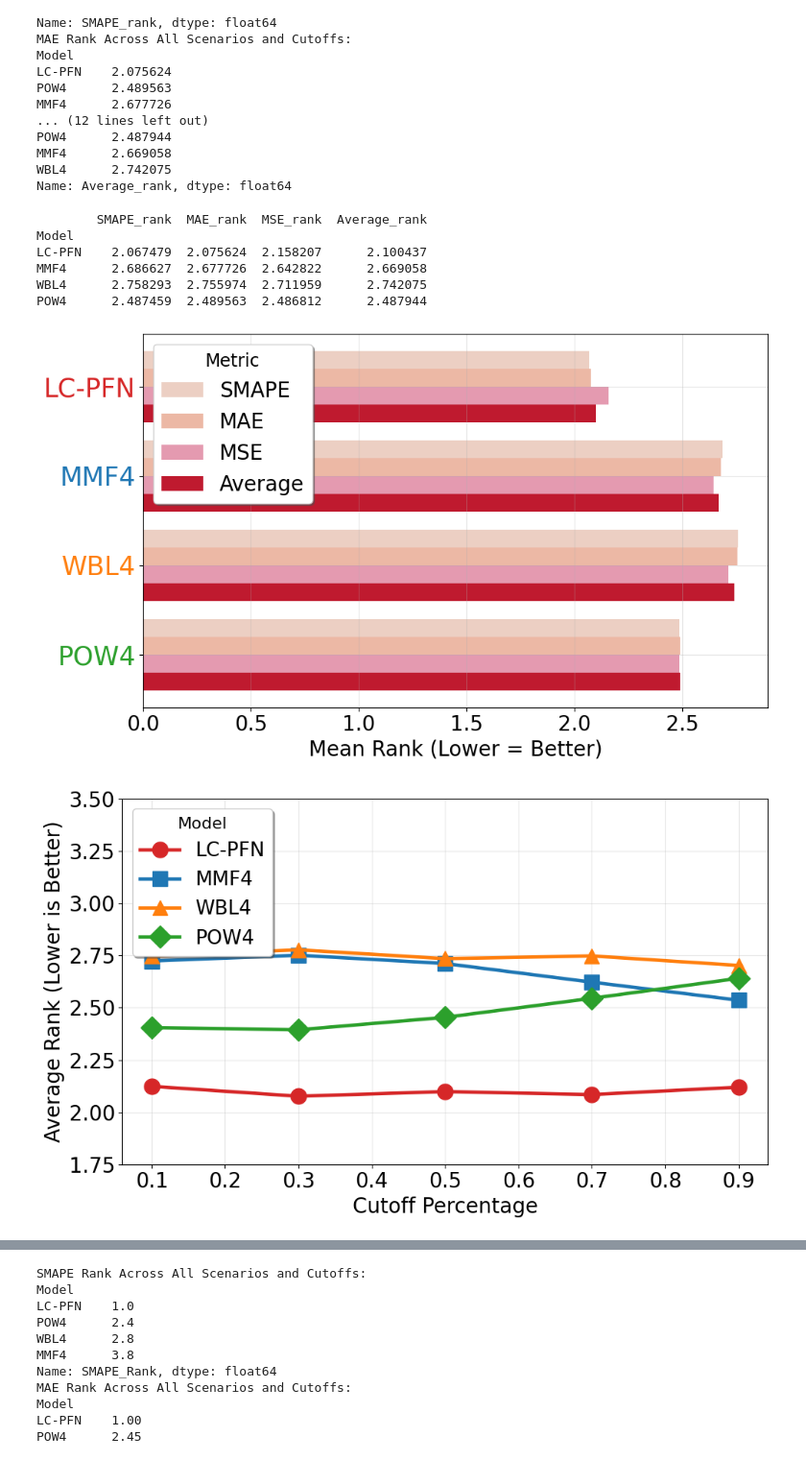
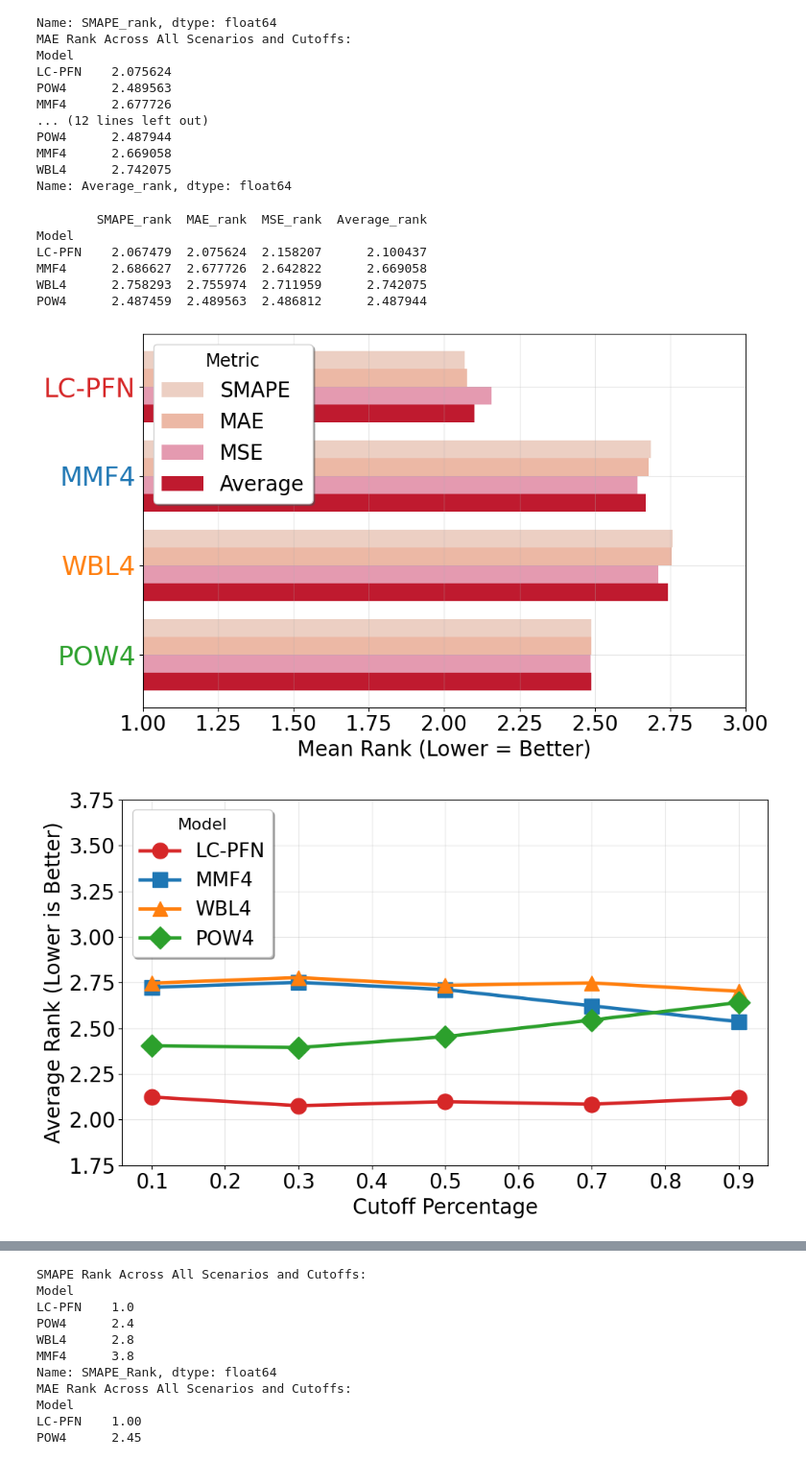
Before and after one commit to adelinacazacu/Extrapolating-Learning-Curves-When-Do-Neural-Networks-Outperform-Parametric-Models-, a Jupyter notebook: experiment1/evaluation_parametric_vs_lcpfn.ipynb, the cells around one changed output, grey strips where cells are left out. Shown at 96% size. Saved outputs shown, nothing was run; the diff lists cells and outputs as text; code cells hidden in the pictures.

```diff
--- a/experiment1/evaluation_parametric_vs_lcpfn.ipynb
+++ b/experiment1/evaluation_parametric_vs_lcpfn.ipynb
@@ -74,7 +74,7 @@ for i in range(test_data_KDKL.shape[0]):
     curve = test_data_KDKL[i, 0, :]
     curve_length = np.count_nonzero(~np.isnan(curve))
 
-    if curve_length == 80:
+    if curve_length > 0:
         test_KDKL_curves.append(curve)
         test_KDKL_curve_lengths.append(curve_length)
 
@@ -497,12 +497,12 @@ def compare_extrapolations(curve_idx, data, anchor_sizes, lcpfn_model, min_point
 
     ax.set_title('', fontsize=28)
     #plt.suptitle(f'{cutoff_info}', fontsize=13)
-    ax.set_xlabel('Training Size', fontsize=25)
-    ax.set_ylabel('Accuracy', fontsize=25)
-    ax.set_ylim(0, 1)
-    ax.tick_params(axis='both', labelsize=20)
+    ax.set_xlabel('Training Size', fontsize=28)
+    ax.set_ylabel('Accuracy', fontsize=28)
+    ax.set_ylim(0.2, 1)
+    ax.tick_params(axis='both', labelsize=25)
     ax.grid(True, alpha=0.3)
-    ax.legend(loc='lower right', fontsize=20)
+    ax.legend(loc='lower right', fontsize=25)
     fig.patch.set_facecolor('white')
 
     return fig
@@ -1336,6 +1357,7 @@ def plot_model_rankings_by_metric(df):
     ax.invert_yaxis()
     ax.set_yticks(x)
     ax.set_yticklabels(avg_rankings.index)
+    ax.set_xlim(1, 3)
     ax.set_xlabel('Mean Rank (Lower = Better)', fontsize=20)
     ax.set_title('', fontsize=18, fontweight='bold')
     ax.legend(title='Metric', loc='upper left', frameon=True, fancybox=True, shadow=True, fontsize=20, title_fontsize=17)
@@ -1372,7 +1394,7 @@ def plot_rankings_by_cutoff(df):
     ax.set_title('', fontsize=18, fontweight='bold')
     ax.legend(title='Model', loc='upper left', frameon=True, fancybox=True, shadow=True, fontsize=19, title_fontsize=16)
     ax.grid(True, alpha=0.3)
-    ax.set_ylim(1.75, 3.5)
+    ax.set_ylim(1.75, 3.75)
 
     plt.tight_layout()
     plt.savefig('../visuals - experiment 1/rankings_by_cutoff.png')
@@ -1413,35 +1435,35 @@ def plot_rankings_by_scenario(df):
     ax.set_ylabel('')
     ax.set_title('', fontsize=18, fontweight='bold')
 
     ax.set_yticks(y_positions)
     ax.set_yticklabels(scenarios)
 
     ax.set_xlim(1.75, 3.25)
     ax.set_xticks([2, 3])
 
     ax.grid(True, alpha=0.3, axis='x')
     ax.grid(True, alpha=0.2, axis='y')
 
     ax.legend(title='Model', loc='upper right', frameon=True, fancybox=True, shadow=True, fontsize=20, title_fontsize=17)
 
     ax.invert_yaxis()
 
     plt.tight_layout()
     plt.savefig('../visuals - experiment 1/rankings_by_scenario.png')
     return fig
 
 fig1 = plot_model_rankings_by_metric(df)
 fig2 = plot_rankings_by_cutoff(df)
 fig3 = plot_rankings_by_scenario(df)
 # %% [output]
         SMAPE_rank  MAE_rank  MSE_rank  Average_rank
 Model
 LC-PFN    2.067479  2.075624  2.158207      2.100437
 MMF4      2.686627  2.677726  2.642822      2.669058
 WBL4      2.758293  2.755974  2.711959      2.742075
 POW4      2.487459  2.489563  2.486812      2.487944
-[figure, old version]
+[figure, new version]
-[figure, old version]
+[figure, new version]
 [figure]
 # %%
 ranking_df = create_performance_ranking_table(df)
```
Also changed, not shown: parts of 7 cells of this notebook, 25 other files.
